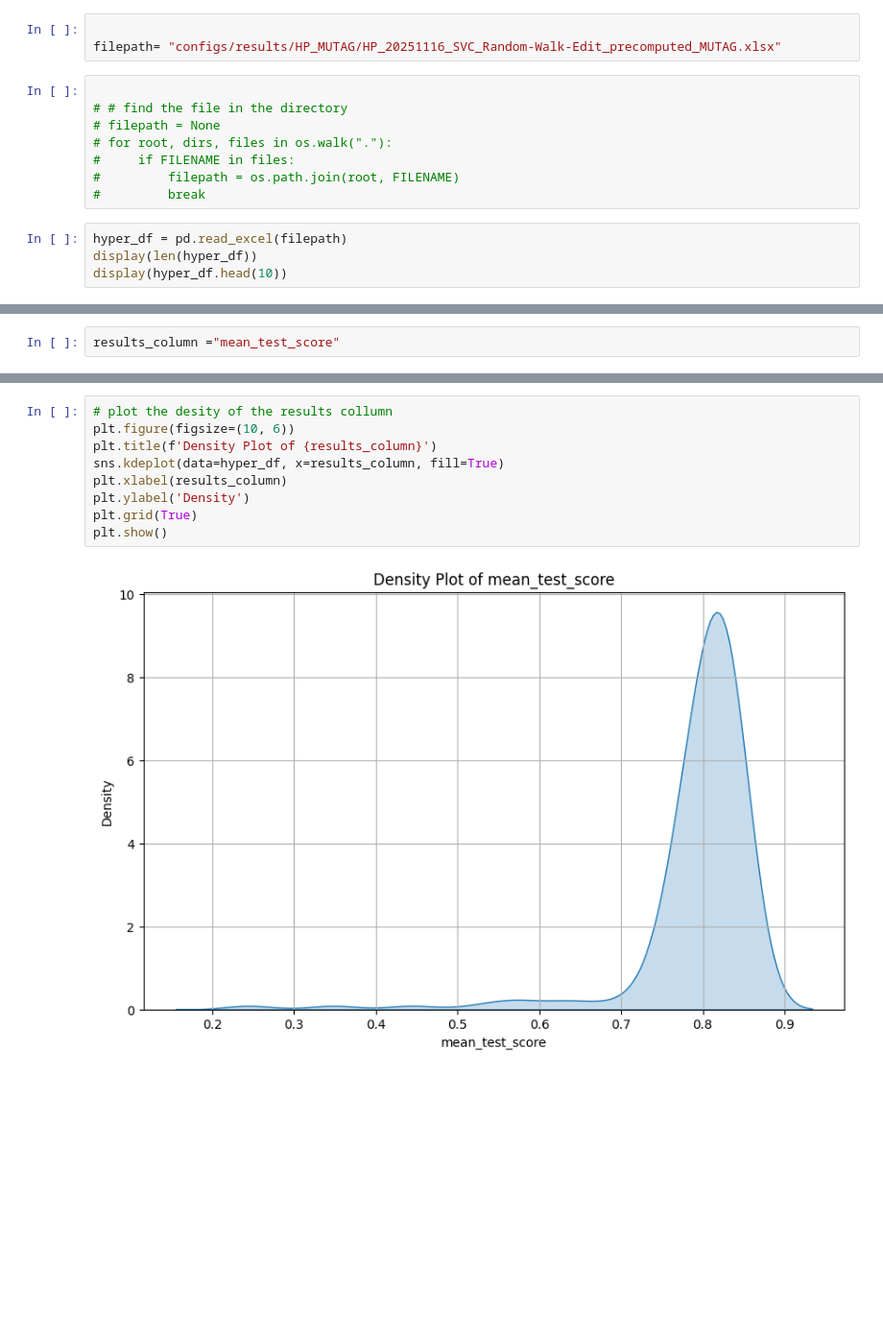
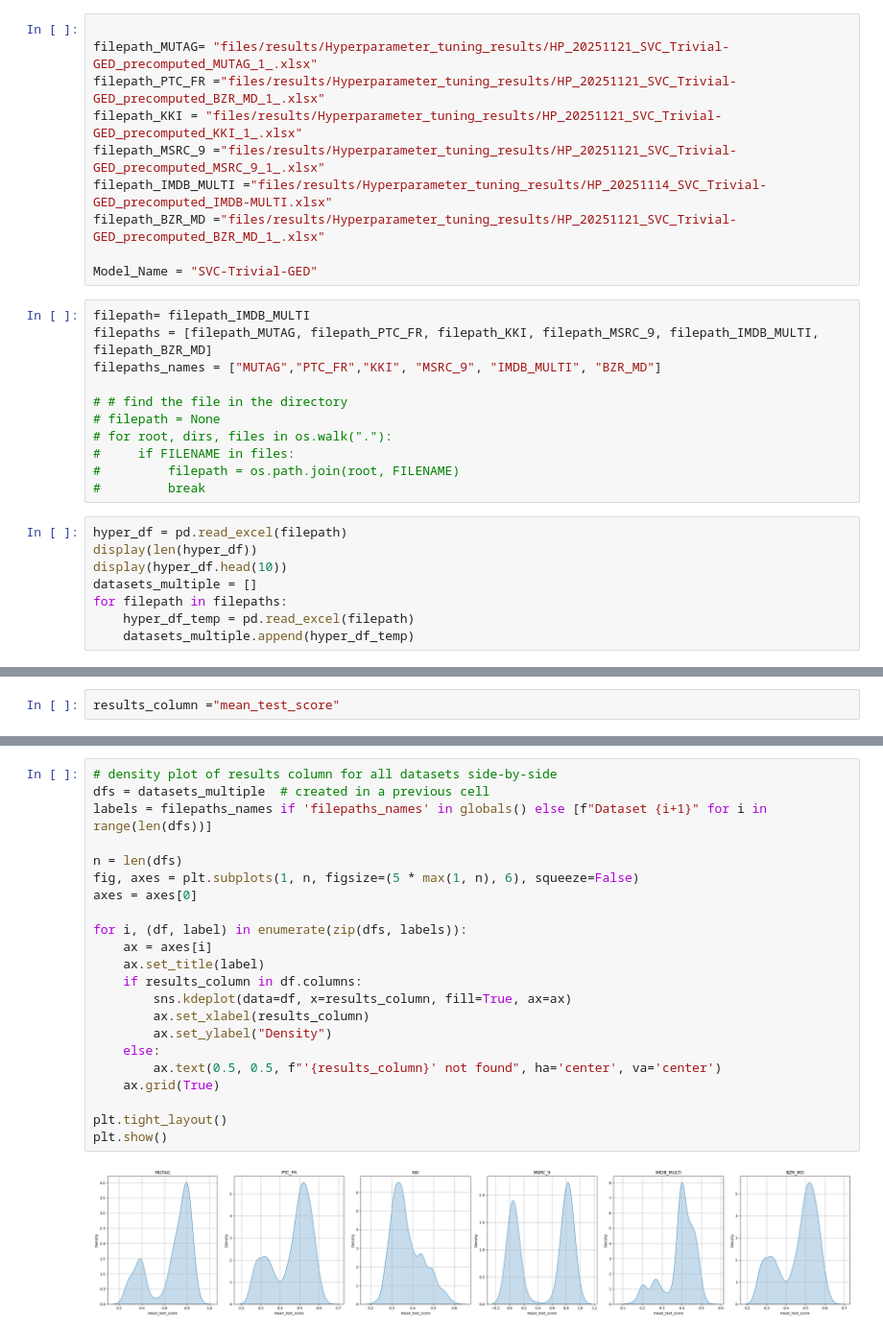
Before and after one commit to SimonESchumacher/Exploration-of-the-Potential-of-GED-based-Classifiers, a Jupyter notebook: Hyperparmeter_plot.ipynb, the cells around one changed output, grey strips where cells are left out. Shown at 96% size. Saved outputs shown, nothing was run; the diff lists cells and outputs as text; blank space fills up the shorter version.

Commit message:
added funcitonalites to the Plotting notebook

```diff
--- a/Hyperparmeter_plot.ipynb
+++ b/Hyperparmeter_plot.ipynb
@@ -13,7 +13,17 @@ FILENAME = "f_KNN_MUTAG_TEST_2024-06-26_15-52-52_results.csv"
 # %%
 
-filepath= "configs/results/HP_MUTAG/HP_20251116_SVC_Random-Walk-Edit_precomputed_MUTAG.xlsx"
+filepath_MUTAG= "files/results/Hyperparameter_tuning_results/HP_20251121_SVC_Trivial-GED_precomputed_MUTAG_1_.xlsx"
+filepath_PTC_FR ="files/results/Hyperparameter_tuning_results/HP_20251121_SVC_Trivial-GED_precomputed_BZR_MD_1_.xlsx"
+filepath_KKI = "files/results/Hyperparameter_tuning_results/HP_20251121_SVC_Trivial-GED_precomputed_KKI_1_.xlsx"
+filepath_MSRC_9 ="files/results/Hyperparameter_tuning_results/HP_20251121_SVC_Trivial-GED_precomputed_MSRC_9_1_.xlsx"
+filepath_IMDB_MULTI ="files/results/Hyperparameter_tuning_results/HP_20251114_SVC_Trivial-GED_precomputed_IMDB-MULTI.xlsx"
+filepath_BZR_MD ="files/results/Hyperparameter_tuning_results/HP_20251121_SVC_Trivial-GED_precomputed_BZR_MD_1_.xlsx"
+
+Model_Name = "SVC-Trivial-GED"
 # %%
+filepath= filepath_IMDB_MULTI
+filepaths = [filepath_MUTAG, filepath_PTC_FR, filepath_KKI, filepath_MSRC_9, filepath_IMDB_MULTI, filepath_BZR_MD]
+filepaths_names = ["MUTAG","PTC_FR","KKI", "MSRC_9", "IMDB_MULTI", "BZR_MD"]
 
 # # find the file in the directory
 # filepath = None
@@ -25,4 +35,8 @@ filepath= "configs/results/HP_MUTAG/HP_20251116_SVC_Random-Walk-Edit_precomputed
 hyper_df = pd.read_excel(filepath)
 display(len(hyper_df))
 display(hyper_df.head(10))
+datasets_multiple = []
+for filepath in filepaths:
+    hyper_df_temp = pd.read_excel(filepath)
+    datasets_multiple.append(hyper_df_temp)
 # %% [output]
@@ -88,14 +156,27 @@ def plot_hyperparameter_effect(hyper_df, hyperparameter_column, results_column,
 # %%
-# plot the desity of the results collumn
-plt.figure(figsize=(10, 6))
-plt.title(f'Density Plot of {results_column}')
-sns.kdeplot(data=hyper_df, x=results_column, fill=True)
-plt.xlabel(results_column)
-plt.ylabel('Density')
-plt.grid(True)
+# density plot of results column for all datasets side-by-side
+dfs = datasets_multiple  # created in a previous cell
+labels = filepaths_names if 'filepaths_names' in globals() else [f"Dataset {i+1}" for i in range(len(dfs))]
+
+n = len(dfs)
+fig, axes = plt.subplots(1, n, figsize=(5 * max(1, n), 6), squeeze=False)
+axes = axes[0]
+
+for i, (df, label) in enumerate(zip(dfs, labels)):
+    ax = axes[i]
+    ax.set_title(label)
+    if results_column in df.columns:
+        sns.kdeplot(data=df, x=results_column, fill=True, ax=ax)
+        ax.set_xlabel(results_column)
+        ax.set_ylabel("Density")
+    else:
+        ax.text(0.5, 0.5, f"'{results_column}' not found", ha='center', va='center')
+    ax.grid(True)
+
+plt.tight_layout()
 plt.show()
 # %% [output]
-[figure, old version]
+[figure, new version]
 # %%
 # give for the top 50 scoring hyperparameter settings, the mean of all hyperparameters
 top_50_df = hyper_df.nlargest(50, results_column)
```
Also changed, not shown: parts of 7 cells of this notebook, 1 other file.
